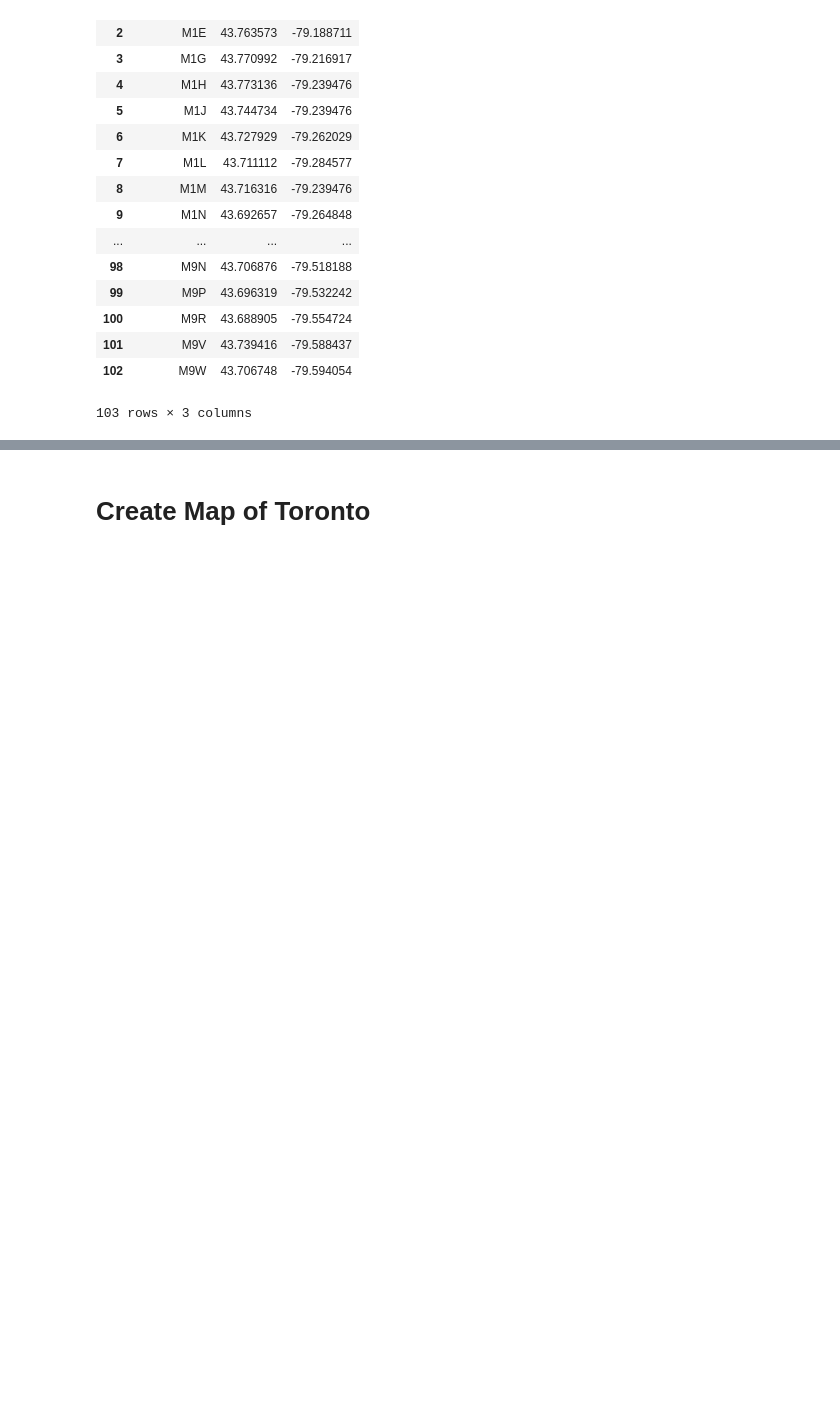
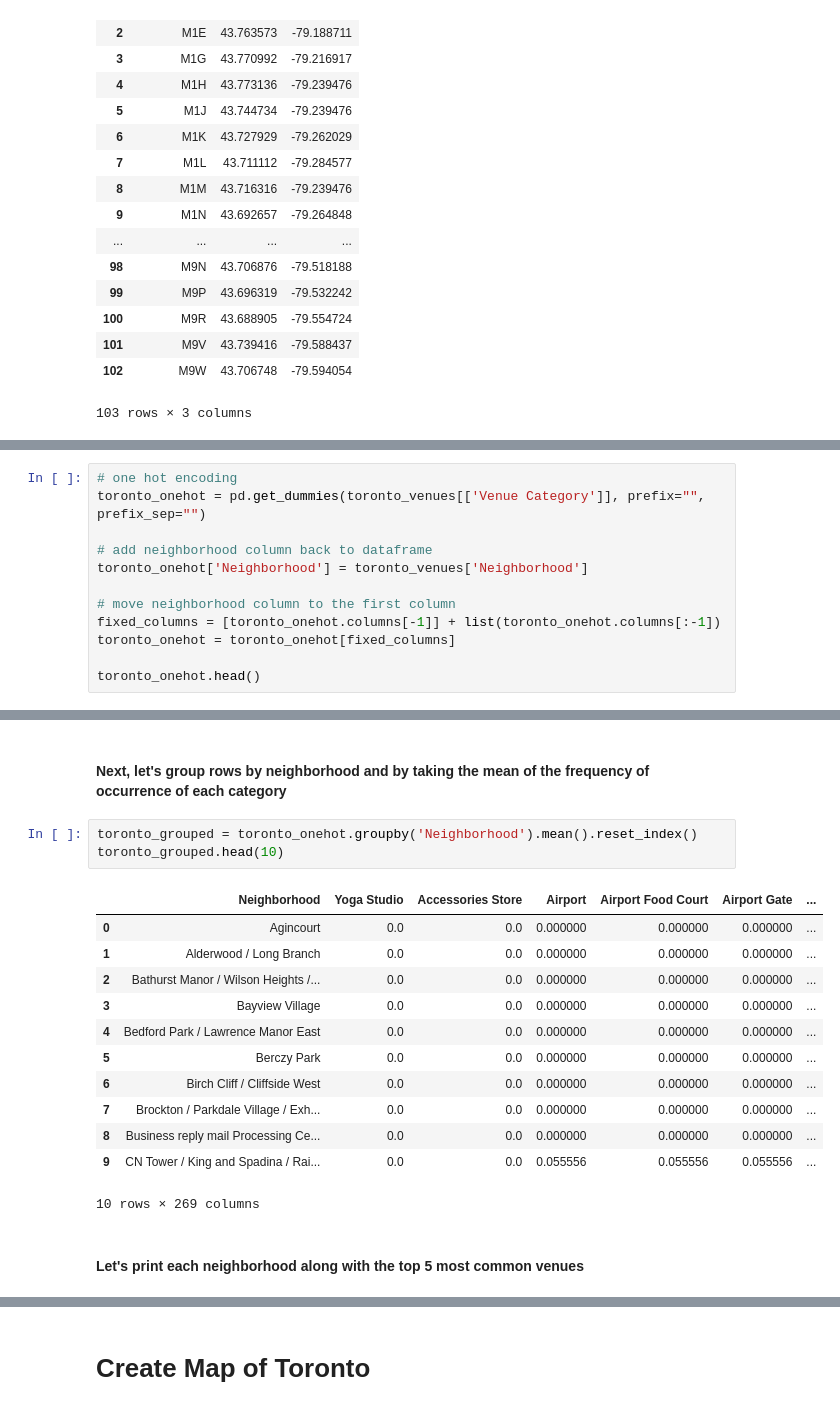
Before and after one commit to sneghosh84/Coursera_Capstone, a Jupyter notebook: Lab - Segmenting and Clustering Of Toronto Data.ipynb, the cells around one changed output, grey strips where cells are left out. Drawn from its saved outputs; the diff is of its cells as text; blank space fills up the shorter version.

```diff
--- a/Lab - Segmenting and Clustering Of Toronto Data.ipynb
+++ b/Lab - Segmenting and Clustering Of Toronto Data.ipynb
@@ -153,0 +279,12 @@ result
+# %%
+# one hot encoding
+toronto_onehot = pd.get_dummies(toronto_venues[['Venue Category']], prefix="", prefix_sep="")
+
+# add neighborhood column back to dataframe
+toronto_onehot['Neighborhood'] = toronto_venues['Neighborhood']
+
+# move neighborhood column to the first column
+fixed_columns = [toronto_onehot.columns[-1]] + list(toronto_onehot.columns[:-1])
+toronto_onehot = toronto_onehot[fixed_columns]
+
+toronto_onehot.head()
@@ -153,0 +299,20 @@ result
+# %% [markdown]
+#### Next, let's group rows by neighborhood and by taking the mean of the frequency of occurrence of each category
+# %%
+toronto_grouped = toronto_onehot.groupby('Neighborhood').mean().reset_index()
+toronto_grouped.head(10)
+# %% [output]
+|  | Neighborhood | Yoga Studio | Accessories Store | Airport | Airport Food Court | Airport Gate | ... |
+| 0 | Agincourt | 0.0 | 0.0 | 0.000000 | 0.000000 | 0.000000 | ... |
+| 1 | Alderwood / Long Branch | 0.0 | 0.0 | 0.000000 | 0.000000 | 0.000000 | ... |
+| 2 | Bathurst Manor / Wilson Heights /... | 0.0 | 0.0 | 0.000000 | 0.000000 | 0.000000 | ... |
+| 3 | Bayview Village | 0.0 | 0.0 | 0.000000 | 0.000000 | 0.000000 | ... |
+| 4 | Bedford Park / Lawrence Manor East | 0.0 | 0.0 | 0.000000 | 0.000000 | 0.000000 | ... |
+| 5 | Berczy Park | 0.0 | 0.0 | 0.000000 | 0.000000 | 0.000000 | ... |
+| 6 | Birch Cliff / Cliffside West | 0.0 | 0.0 | 0.000000 | 0.000000 | 0.000000 | ... |
+| 7 | Brockton / Parkdale Village / Exh... | 0.0 | 0.0 | 0.000000 | 0.000000 | 0.000000 | ... |
+| 8 | Business reply mail Processing Ce... | 0.0 | 0.0 | 0.000000 | 0.000000 | 0.000000 | ... |
+| 9 | CN Tower / King and Spadina / Rai... | 0.0 | 0.0 | 0.055556 | 0.055556 | 0.055556 | ... |
+10 rows × 269 columns
+# %% [markdown]
+#### Let's print each neighborhood along with the top 5 most common venues
```
Also changed, not shown: parts of 31 cells of this notebook.
